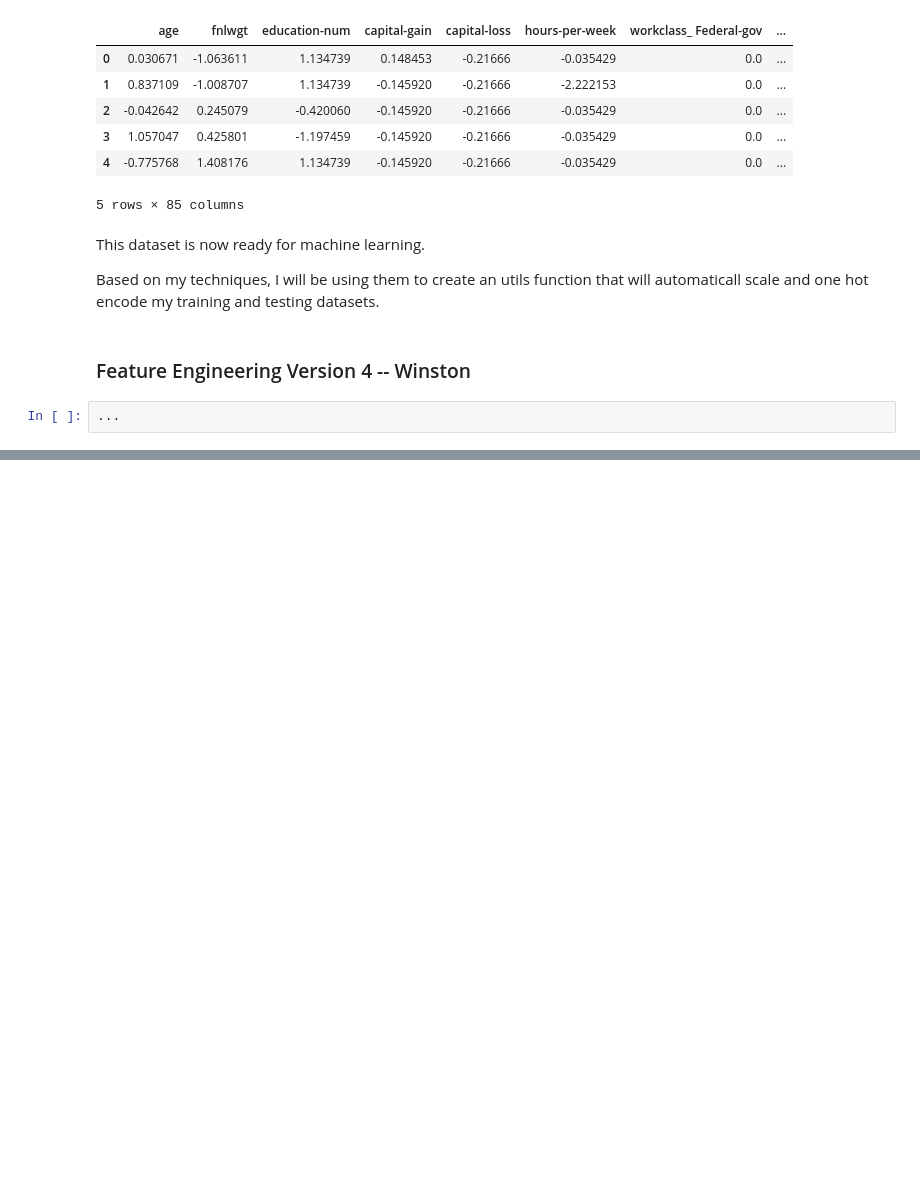
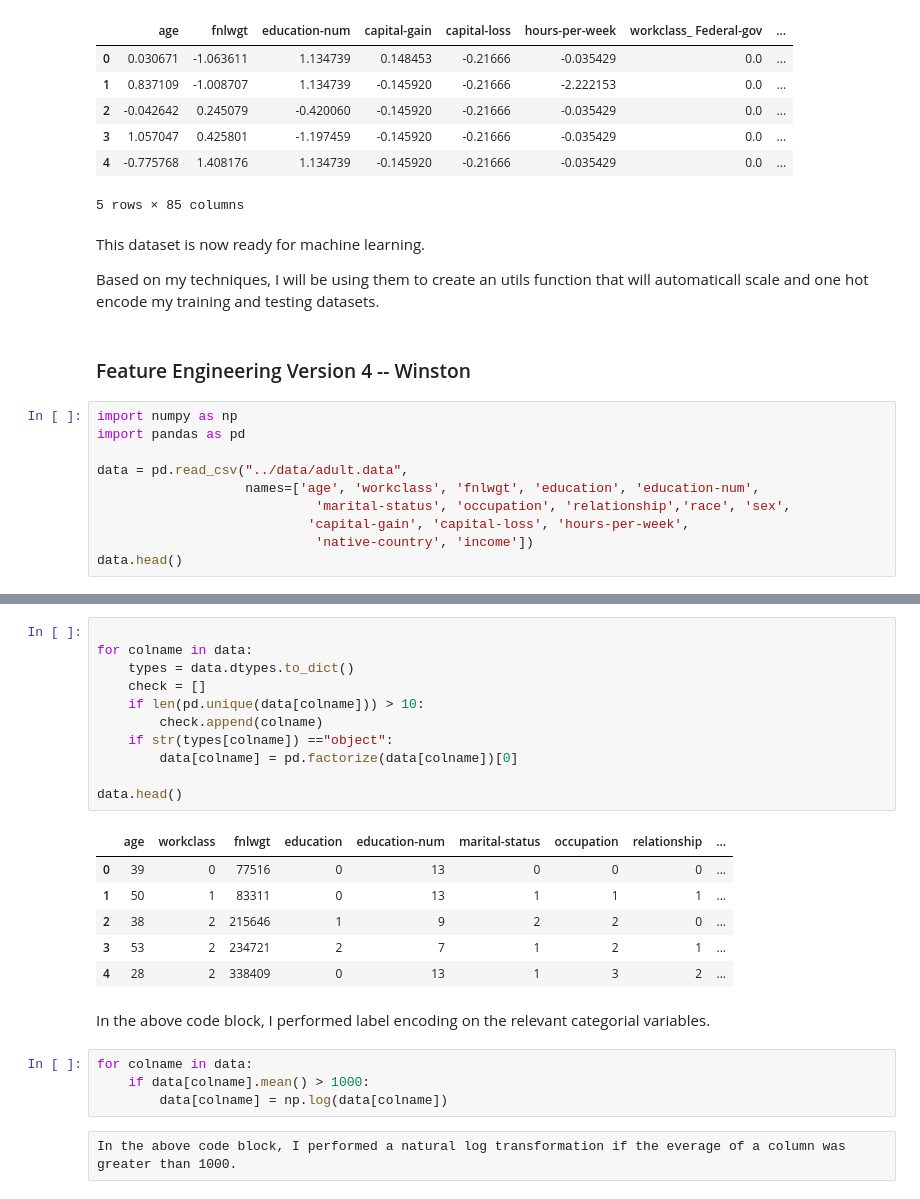
Before and after one commit to UCB-stat-159-s22/hw07-group24, a Jupyter notebook: notebooks/FeatureEngineering.ipynb, the cells around one changed output, grey strips where cells are left out. Cells and saved outputs as stored; diff of their text form; blank space fills up the shorter version.

```diff
--- a/notebooks/FeatureEngineering.ipynb
+++ b/notebooks/FeatureEngineering.ipynb
@@ -534,4 +534,12 @@ Based on my techniques, I will be using them to create an utils function that wi
 # %% [markdown]
 ### Feature Engineering Version 4 -- Winston
 # %%
-...
+import numpy as np
+import pandas as pd
+
+data = pd.read_csv("../data/adult.data",
+                   names=['age', 'workclass', 'fnlwgt', 'education', 'education-num',
+                            'marital-status', 'occupation', 'relationship','race', 'sex',
+                           'capital-gain', 'capital-loss', 'hours-per-week',
+                            'native-country', 'income'])
+data.head()
@@ -537,0 +553,26 @@ Based on my techniques, I will be using them to create an utils function that wi
+# %%
+
+for colname in data:
+    types = data.dtypes.to_dict()
+    check = []
+    if len(pd.unique(data[colname])) > 10:
+        check.append(colname)
+    if str(types[colname]) =="object":
+        data[colname] = pd.factorize(data[colname])[0]
+
+data.head()
+# %% [output]
+|  | age | workclass | fnlwgt | education | education-num | marital-status | occupation | relationship | ... |
+| 0 | 39 | 0 | 77516 | 0 | 13 | 0 | 0 | 0 | ... |
+| 1 | 50 | 1 | 83311 | 0 | 13 | 1 | 1 | 1 | ... |
+| 2 | 38 | 2 | 215646 | 1 | 9 | 2 | 2 | 0 | ... |
+| 3 | 53 | 2 | 234721 | 2 | 7 | 1 | 2 | 1 | ... |
+| 4 | 28 | 2 | 338409 | 0 | 13 | 1 | 3 | 2 | ... |
+# %% [markdown]
+In the above code block, I performed label encoding on the relevant categorial variables.
+# %%
+for colname in data:
+    if data[colname].mean() > 1000:
+        data[colname] = np.log(data[colname])
+# %% [raw]
+In the above code block, I performed a natural log transformation if the everage of a column was greater than 1000.
```
Also changed, not shown: parts of 2 cells of this notebook, 2 other files.
